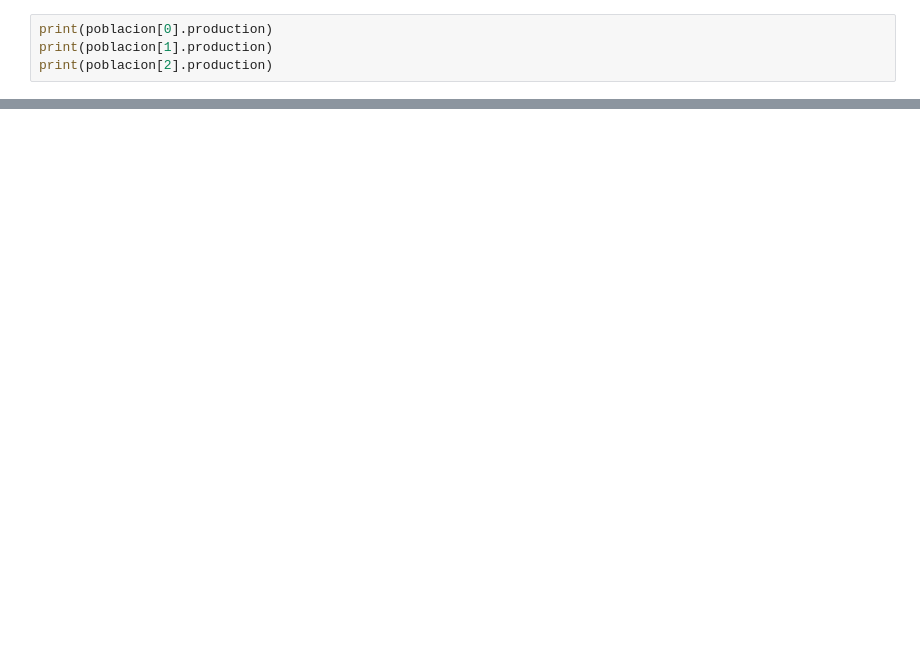
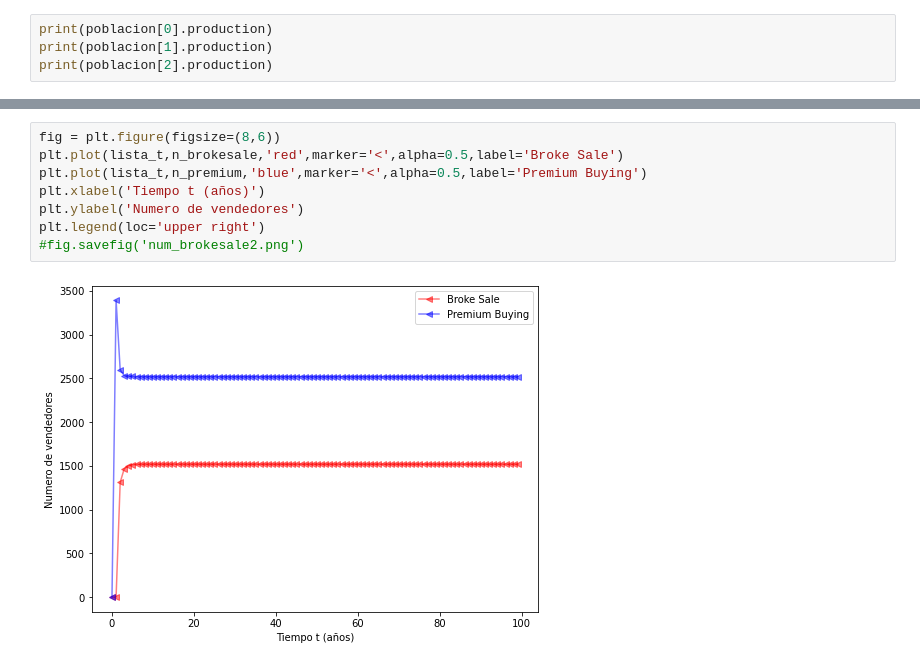
Before and after one commit to aybautistas/Econofisica, a Jupyter notebook: Proyecto.ipynb, the cells around one changed output, grey strips where cells are left out. Cells and saved outputs as stored; diff of their text form; blank space fills up the shorter version.

```diff
--- a/Proyecto.ipynb
+++ b/Proyecto.ipynb
@@ -383,0 +502,10 @@ plt.plot(lista_t,l_luxury,color='yellow',marker='o')
+# %%
+fig = plt.figure(figsize=(8,6))
+plt.plot(lista_t,n_brokesale,'red',marker='<',alpha=0.5,label='Broke Sale')
+plt.plot(lista_t,n_premium,'blue',marker='<',alpha=0.5,label='Premium Buying')
+plt.xlabel('Tiempo t (años)')
+plt.ylabel('Numero de vendedores')
+plt.legend(loc='upper right')
+#fig.savefig('num_brokesale2.png')
+# %% [output]
+[figure, added]
```
Also changed, not shown: parts of 17 cells of this notebook.
